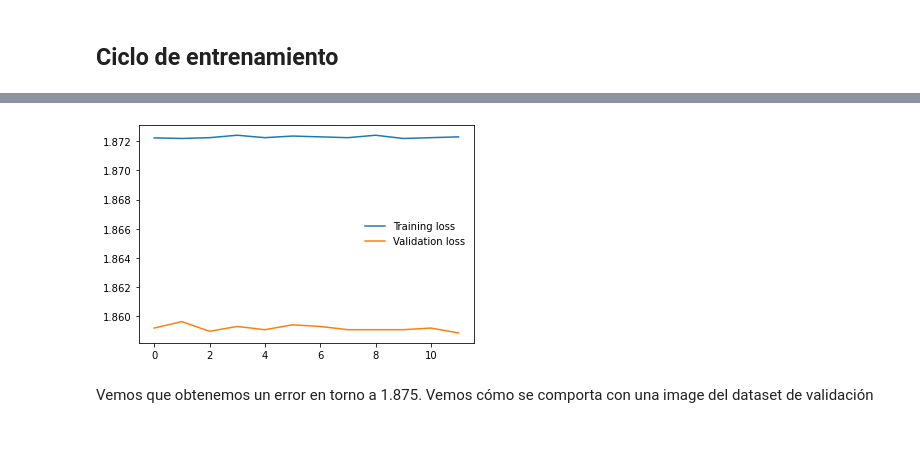
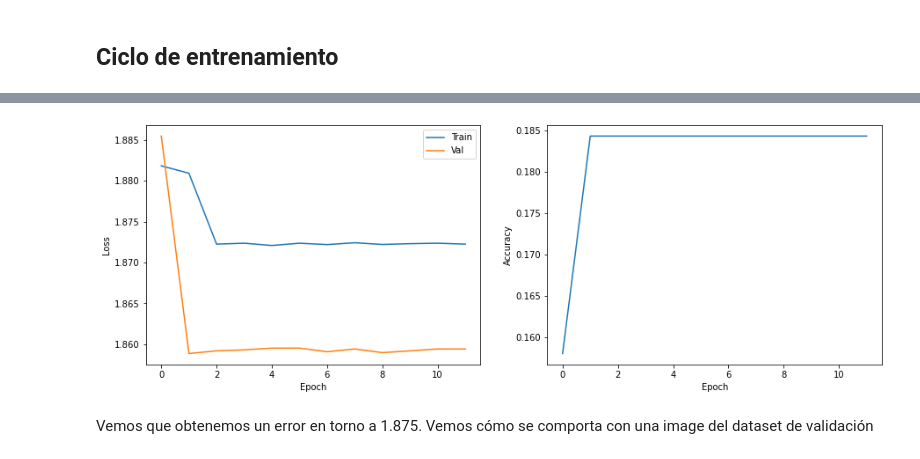
Before and after one commit to maximofn/Curso_Pytorch, a Jupyter notebook: 04 Redes convolucionales/11 Arquitectura de red convolucional.ipynb, the cells around one changed output, grey strips where cells are left out. Drawn from its saved outputs; the diff is of its cells as text; code cells hidden in the pictures.

Commit message:
Cambio el nombre del cuaderno de normalización de las imágenes, añado gráficas del accuracy en los cuadernos de arquitectura de red convolucinal y transfer learning

```diff
--- a/04 Redes convolucionales/11 Arquitectura de red convolucional.ipynb
+++ b/04 Redes convolucionales/11 Arquitectura de red convolucional.ipynb
@@ -391,12 +390,14 @@ def val_loop(dataloader, model, loss_fn, device):
 epochs = 12
 losses_train = []
 losses_val = []
+accuracies_val = []
 for t in range(epochs):
     print(f"Epoch {t+1}\n-------------------------------")
     mean_loss =  train_loop(dl_train, model, loss_fn, optimizer, device)
     losses_train.append(mean_loss)
-    mean_loss, _ = val_loop(dl_test, model, loss_fn, device)
+    mean_loss, accuracy = val_loop(dl_test, model, loss_fn, device)
     losses_val.append(mean_loss)
+    accuracies_val.append(accuracy)
 print("Done!")
 # %% [output]
 Epoch 1
@@ -417,13 +418,18 @@ Test Error:
 
 Done!
-# %%
-# plot the training and validation loss
-plt.plot(losses_train, label='Training loss')
-plt.plot(losses_val, label='Validation loss')
-plt.legend(frameon=False)
-plt.show()
-# %% [output]
-[figure, removed]
+# %%
+fig, ax = plt.subplots(1, 2, figsize=(15, 5))
+ax[0].plot(losses_train, label='Train')
+ax[0].plot(losses_val, label='Val')
+ax[0].set_xlabel('Epoch')
+ax[0].set_ylabel('Loss')
+ax[0].legend()
+ax[1].plot(accuracies_val)
+ax[1].set_xlabel('Epoch')
+ax[1].set_ylabel('Accuracy')
+plt.show()
+# %% [output]
+[figure, added]
 # %% [markdown]
 Vemos que obtenemos un error en torno a 1.875. Vemos cómo se comporta con una image del dataset de validación
 # %%
```
Also changed, not shown: parts of 6 cells of this notebook, 3 other files.
